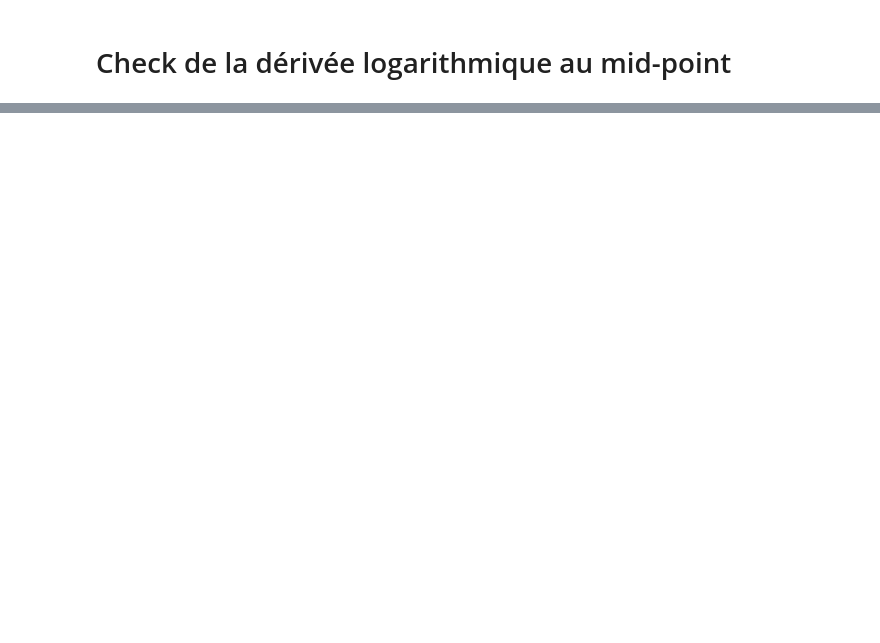
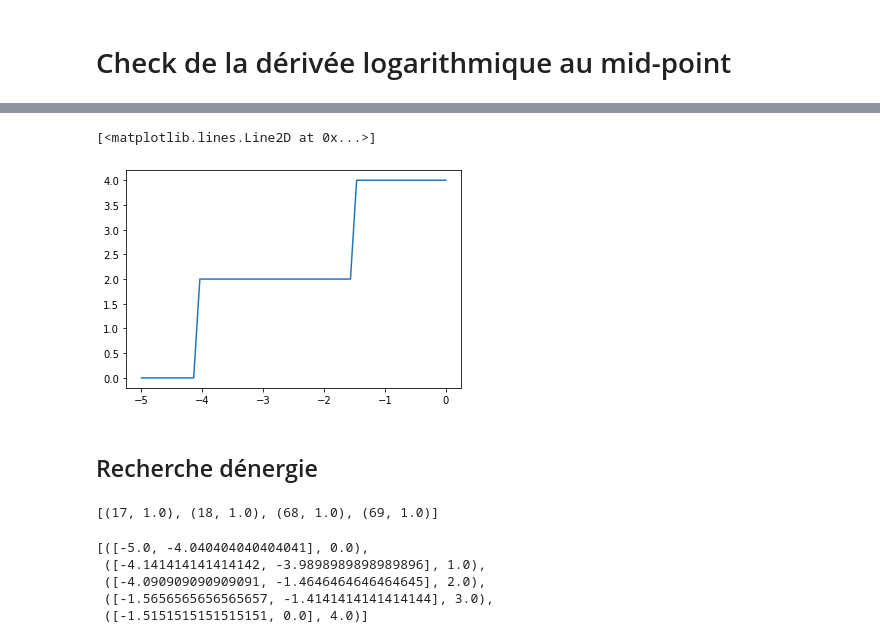
Before and after one commit to rvanco/Projet_info_Schrodinger_M1, a Jupyter notebook: test_Numerov.ipynb, the cells around one changed output, grey strips where cells are left out. Cells and saved outputs as stored; diff of their text form; code cells hidden in the pictures; blank space fills up the shorter version.

Commit message:
Update test_Numerov.ipynb
- étude du comportement du nombre de noeuds
- début d'un algorithme de recherche d'énergie

```diff
--- a/test_Numerov.ipynb
+++ b/test_Numerov.ipynb
@@ -128,0 +161,25 @@ log_error : 0.04044535443988203  N :  2
+# %%
+#analyse du comportement de N
+x_range = np.linspace(x_m,x_M,int((x_M-x_m)/dx))
+
+psi_range = np.zeros(int((x_M-x_m)/dx))
+psi_range[0] = psi_x_m
+psi_range[1] = psi_x_m + eps
+psi_range[-1] = psi_x_M
+psi_range[-2] = psi_x_M + eps
+
+k=10**2
+
+N_x_c = int(len(psi_range)/2)
+E_arr = np.linspace(-V_0,0,k)
+N_arr = np.zeros(len(E_arr))
+
+for i in range(len(E_arr)):
+    log_error , N_arr[i] , psi_out = Do_mid_point(psi_range,x_range,V,E_arr[i],N_x_c)
+
+plt.plot(E_arr,N_arr)
+# %% [output]
+[<matplotlib.lines.Line2D at 0x...>]
+[figure, added]
+# %% [markdown]
+## Recherche dénergie
@@ -128,0 +194,4 @@ log_error : 0.04044535443988203  N :  2
+# %%
+find_change(E_arr,N_arr)
+# %% [output]
+[(17, 1.0), (18, 1.0), (68, 1.0), (69, 1.0)]
@@ -128,0 +217,11 @@ log_error : 0.04044535443988203  N :  2
+# %%
+slices = []
+temp_slices = []
+slice_E_arr(psi_range,x_range,V,E_arr,N_x_c,slices,temp_slices)
+slices
+# %% [output]
+[([-5.0, -4.040404040404041], 0.0),
+ ([-4.141414141414142, -3.9898989898989896], 1.0),
+ ([-4.090909090909091, -1.4646464646464645], 2.0),
+ ([-1.5656565656565657, -1.4141414141414144], 3.0),
+ ([-1.5151515151515151, 0.0], 4.0)]
```
Also changed, not shown: parts of 10 cells of this notebook.
